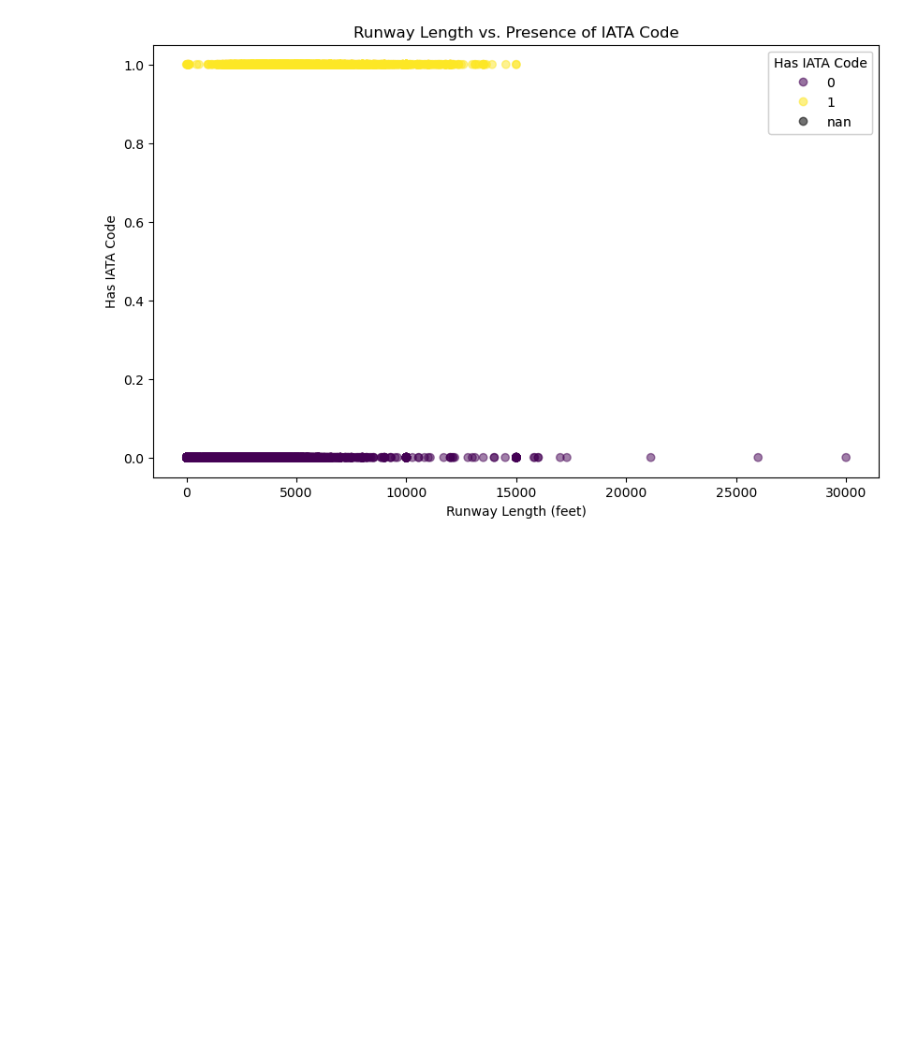
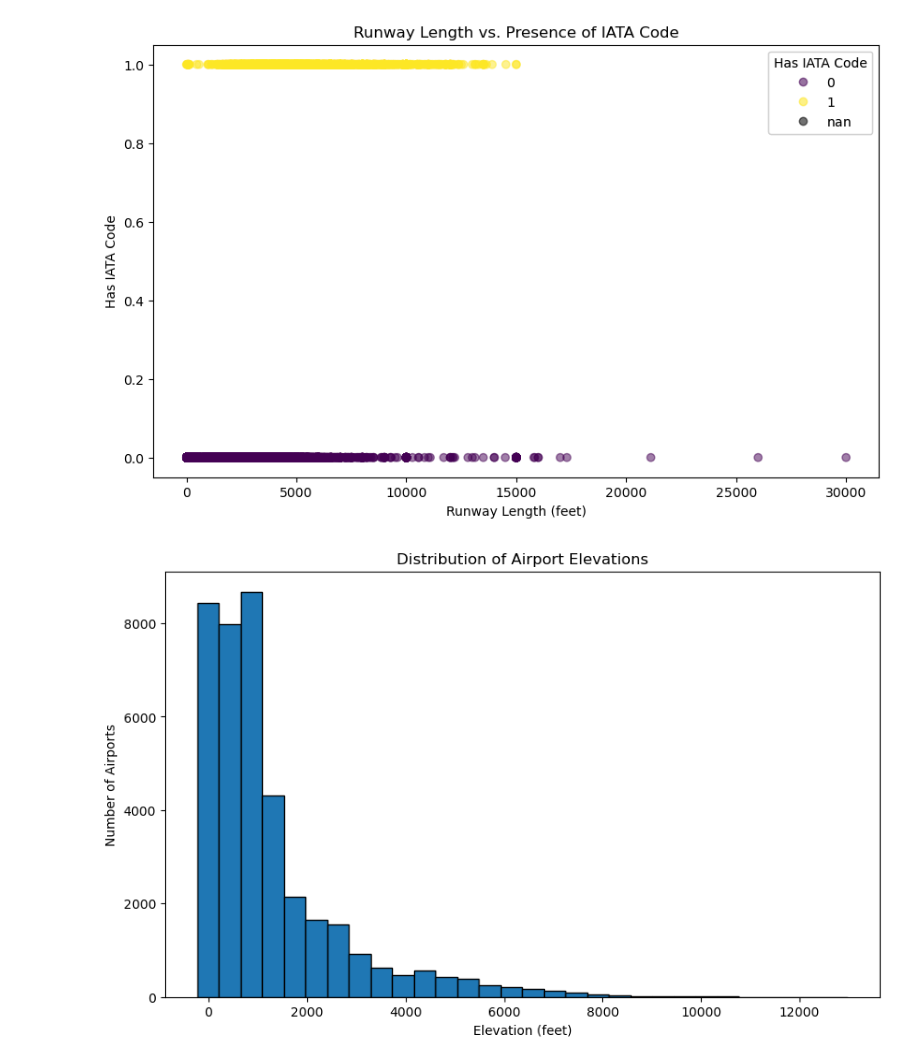
Before and after one commit to raj-rajat/World-Airports, a Jupyter notebook: world-airports.ipynb, the cells around one changed output. Cells and saved outputs as stored; diff of their text form; code cells hidden in the pictures; blank space fills up the shorter version.

Commit message:
Kaggle Notebook | World Airports EDA & Visualization✈️  | Version 3

```diff
--- a/world-airports.ipynb
+++ b/world-airports.ipynb
@@ -784,3 +784,19 @@ ax.add_artist(legend1)
 plt.show()
 # %% [output]
 [figure]
+# %%
+# Creating a figure and axes
+fig, ax = plt.subplots(figsize=(10, 6))
+
+# Creating a histogram
+ax.hist(top_countries_data['elevation_ft'].dropna(), bins=30, edgecolor='black')
+
+# Setting the title and labels
+ax.set_title('Distribution of Airport Elevations')
+ax.set_xlabel('Elevation (feet)')
+ax.set_ylabel('Number of Airports')
+
+# Displaying the plot
+plt.show()
+# %% [output]
+[figure, added]
```
Also changed, not shown: parts of 16 cells of this notebook.
